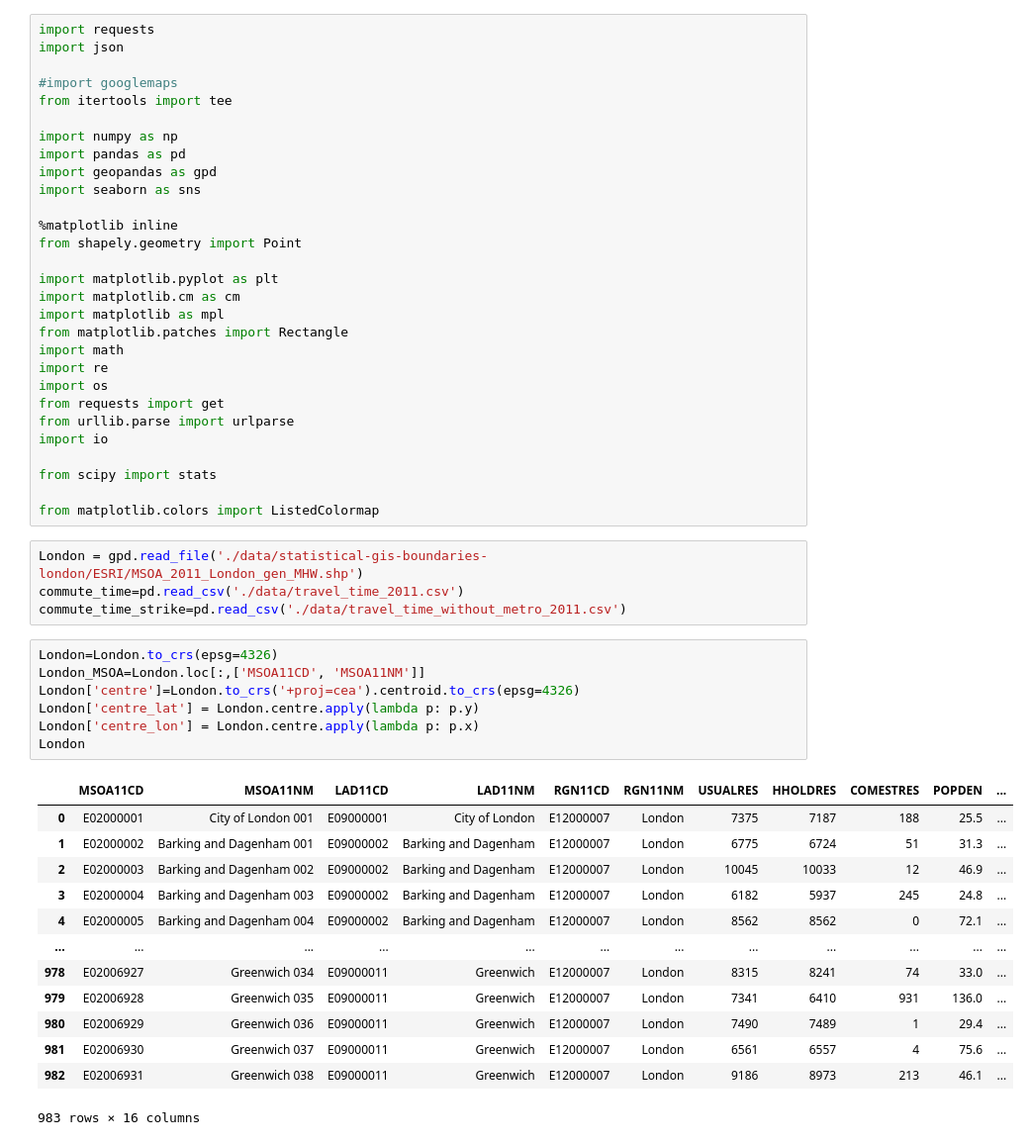
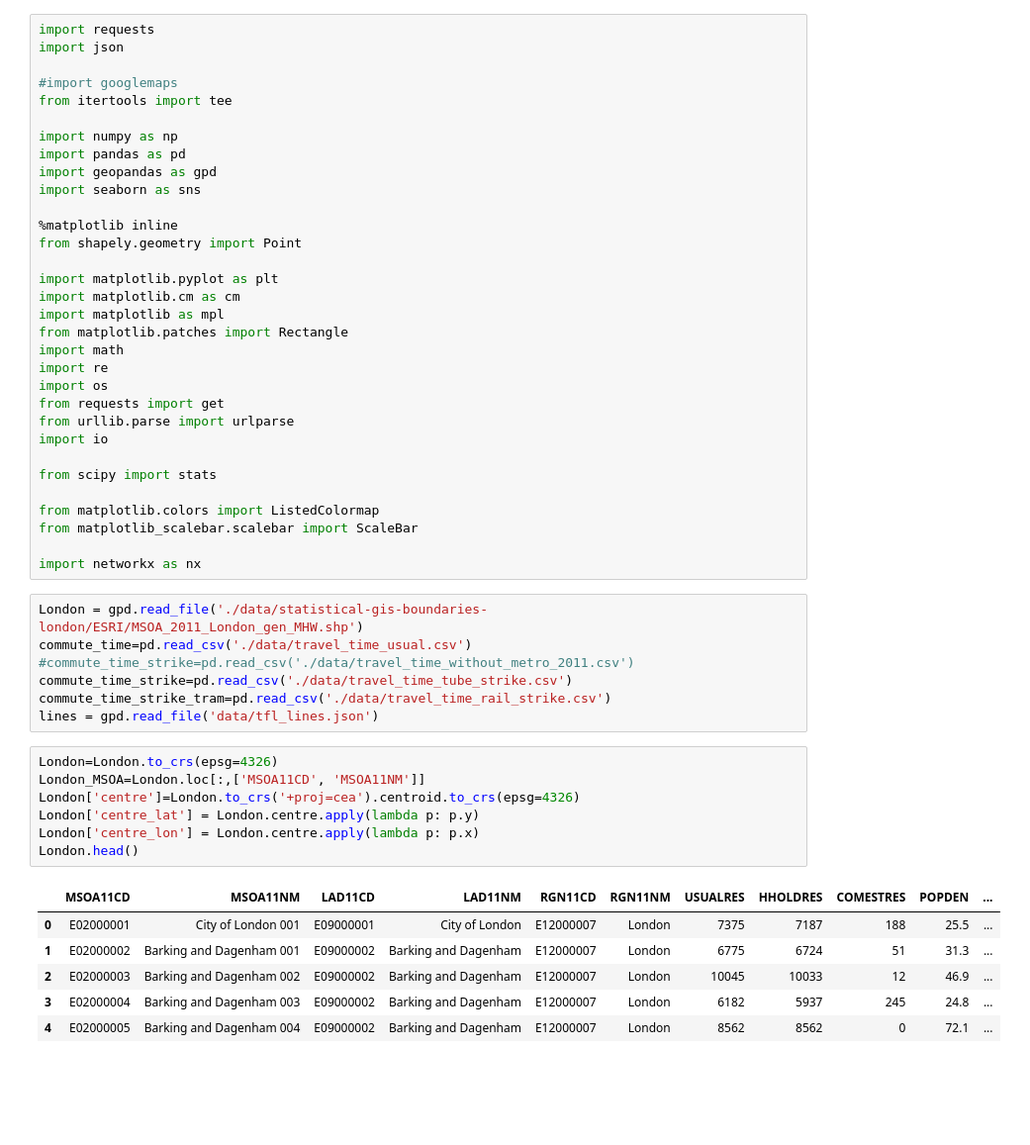
Before and after one commit to xinyi8888/CASA_dissertation, a Jupyter notebook: Draft.ipynb, the cells around one changed output. Shown at 99% size. Drawn from its saved outputs; the diff is of its cells as text; blank space fills up the shorter version.

```diff
--- a/Draft.ipynb
+++ b/Draft.ipynb
@@ -27,28 +27,27 @@ import io
 from scipy import stats
 
 from matplotlib.colors import ListedColormap
+from matplotlib_scalebar.scalebar import ScaleBar
+
+import networkx as nx
 # %%
 London = gpd.read_file('./data/statistical-gis-boundaries-london/ESRI/MSOA_2011_London_gen_MHW.shp')
-commute_time=pd.read_csv('./data/travel_time_2011.csv')
-commute_time_strike=pd.read_csv('./data/travel_time_without_metro_2011.csv')
+commute_time=pd.read_csv('./data/travel_time_usual.csv')
+#commute_time_strike=pd.read_csv('./data/travel_time_without_metro_2011.csv')
+commute_time_strike=pd.read_csv('./data/travel_time_tube_strike.csv')
+commute_time_strike_tram=pd.read_csv('./data/travel_time_rail_strike.csv')
+lines = gpd.read_file('data/tfl_lines.json')
 # %%
 London=London.to_crs(epsg=4326)
 London_MSOA=London.loc[:,['MSOA11CD', 'MSOA11NM']]
 London['centre']=London.to_crs('+proj=cea').centroid.to_crs(epsg=4326)
 London['centre_lat'] = London.centre.apply(lambda p: p.y)
 London['centre_lon'] = London.centre.apply(lambda p: p.x)
-London
+London.head()
 # %% [output]
 |  | MSOA11CD | MSOA11NM | LAD11CD | LAD11NM | RGN11CD | RGN11NM | USUALRES | HHOLDRES | COMESTRES | POPDEN | ... |
 | 0 | E02000001 | City of London 001 | E09000001 | City of London | E12000007 | London | 7375 | 7187 | 188 | 25.5 | ... |
 | 1 | E02000002 | Barking and Dagenham 001 | E09000002 | Barking and Dagenham | E12000007 | London | 6775 | 6724 | 51 | 31.3 | ... |
 | 2 | E02000003 | Barking and Dagenham 002 | E09000002 | Barking and Dagenham | E12000007 | London | 10045 | 10033 | 12 | 46.9 | ... |
 | 3 | E02000004 | Barking and Dagenham 003 | E09000002 | Barking and Dagenham | E12000007 | London | 6182 | 5937 | 245 | 24.8 | ... |
 | 4 | E02000005 | Barking and Dagenham 004 | E09000002 | Barking and Dagenham | E12000007 | London | 8562 | 8562 | 0 | 72.1 | ... |
-| ... | ... | ... | ... | ... | ... | ... | ... | ... | ... | ... | ... |
-| 978 | E02006927 | Greenwich 034 | E09000011 | Greenwich | E12000007 | London | 8315 | 8241 | 74 | 33.0 | ... |
-| 979 | E02006928 | Greenwich 035 | E09000011 | Greenwich | E12000007 | London | 7341 | 6410 | 931 | 136.0 | ... |
-| 980 | E02006929 | Greenwich 036 | E09000011 | Greenwich | E12000007 | London | 7490 | 7489 | 1 | 29.4 | ... |
-| 981 | E02006930 | Greenwich 037 | E09000011 | Greenwich | E12000007 | London | 6561 | 6557 | 4 | 75.6 | ... |
-| 982 | E02006931 | Greenwich 038 | E09000011 | Greenwich | E12000007 | London | 9186 | 8973 | 213 | 46.1 | ... |
-983 rows × 16 columns
```
Also changed, not shown: parts of 16 cells of this notebook, 9 other files.
